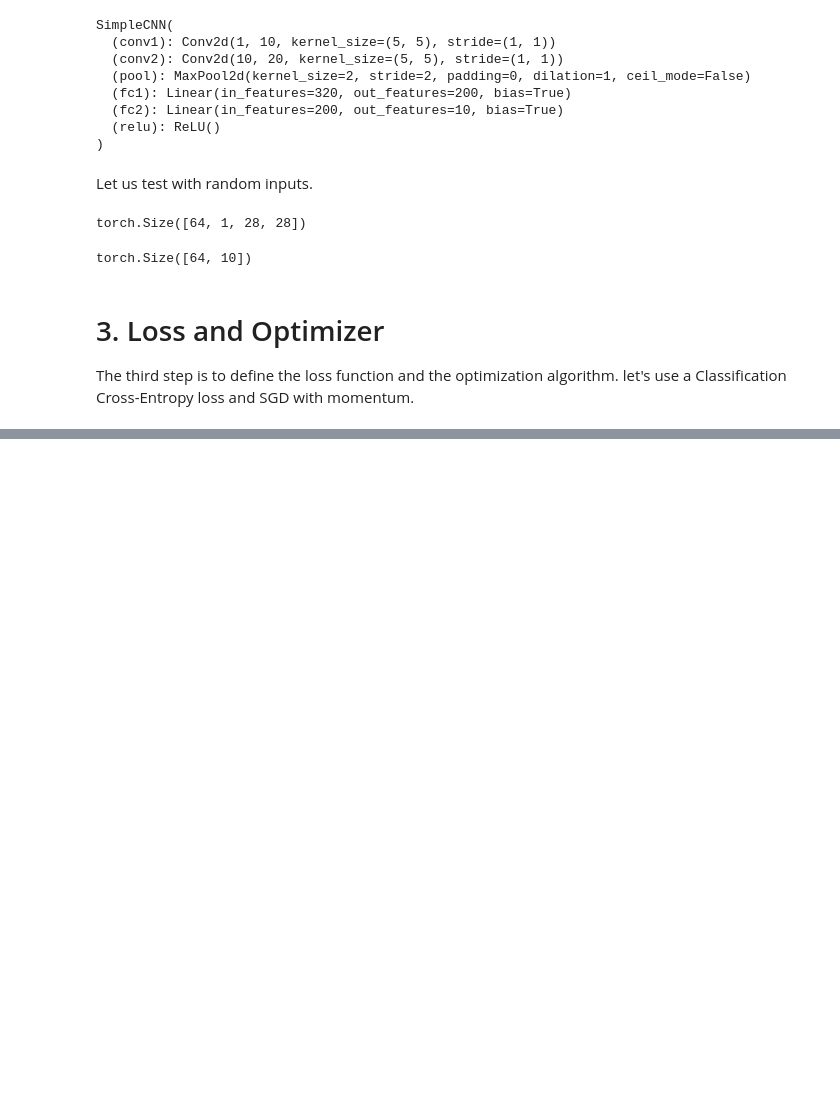
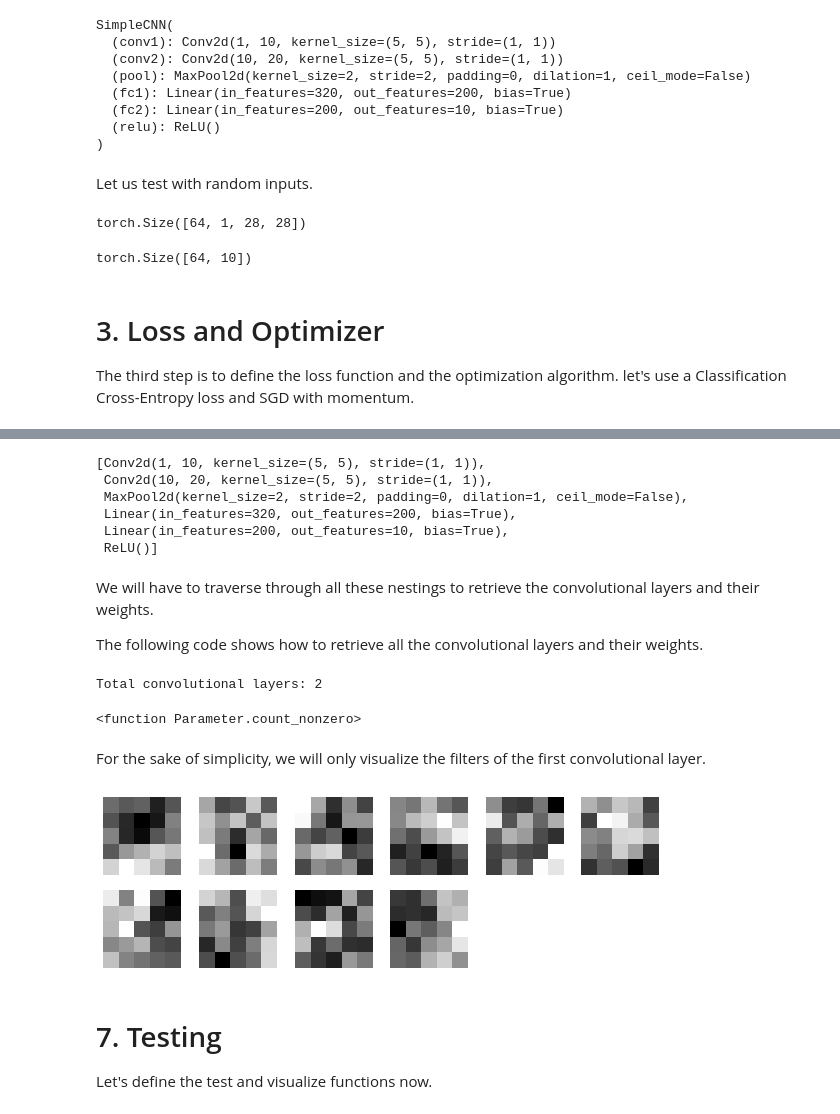
Before and after one commit to jinyingtld/python, a Jupyter notebook: AI6126_tutorial.ipynb, the cells around one changed output, grey strips where cells are left out. Cells and saved outputs as stored; diff of their text form; code cells hidden in the pictures; blank space fills up the shorter version.

```diff
--- a/AI6126_tutorial.ipynb
+++ b/AI6126_tutorial.ipynb
@@ -308,0 +429,49 @@ optimizer = torch.optim.SGD(model.parameters(), 0.01, momentum=)
+# %%
+model_weights = [] # We will save the conv layer weights in this list
+
+# Get all the model children as list
+model_children = list(model.children())
+# %%
+model_children
+# %% [output]
+[Conv2d(1, 10, kernel_size=(5, 5), stride=(1, 1)),
+ Conv2d(10, 20, kernel_size=(5, 5), stride=(1, 1)),
+ MaxPool2d(kernel_size=2, stride=2, padding=0, dilation=1, ceil_mode=False),
+ Linear(in_features=320, out_features=200, bias=True),
+ Linear(in_features=200, out_features=10, bias=True),
+ ReLU()]
+# %% [markdown]
+We will have to traverse through all these nestings to retrieve the convolutional layers and their weights.
+
+The following code shows how to retrieve all the convolutional layers and their weights.
+# %%
+# Counter to keep count of the conv layers
+counter = 0
+
+# Append all the conv layers and their respective weights to the list
+for i in range(len(model_children)):
+    if type(model_children[i]) == nn.Conv2d:
+        counter += 1
+        model_weights.append(model_children[i].weight)
+
+print(f"Total convolutional layers: {counter}")
+# %% [output]
+Total convolutional layers: 2
+# %%
+model_children[0].weight
+# %% [output]
+<function Parameter.count_nonzero>
+# %% [markdown]
+For the sake of simplicity, we will only visualize the filters of the first convolutional layer.
+# %%
+# Visualize the first conv layer filters
+plt.figure(figsize=(10, 10))
+for i, filter in enumerate(model_weights[0]):
+    plt.subplot(6, 6, i+1) # (6, 6) because in conv1 we have 5x5 filters and total of 10 (C_out)
+    plt.imshow(filter[0, :, :].detach(), cmap='gray')
+    plt.axis('off')
+    plt.savefig('filter.png')
+
+plt.show()
+# %% [output]
+[figure, added]
@@ -308,0 +480,3 @@ optimizer = torch.optim.SGD(model.parameters(), 0.01, momentum=)
+# %% [markdown]
+# 7. Testing
+Let's define the test and visualize functions now.
```
Also changed, not shown: parts of 25 cells of this notebook.
